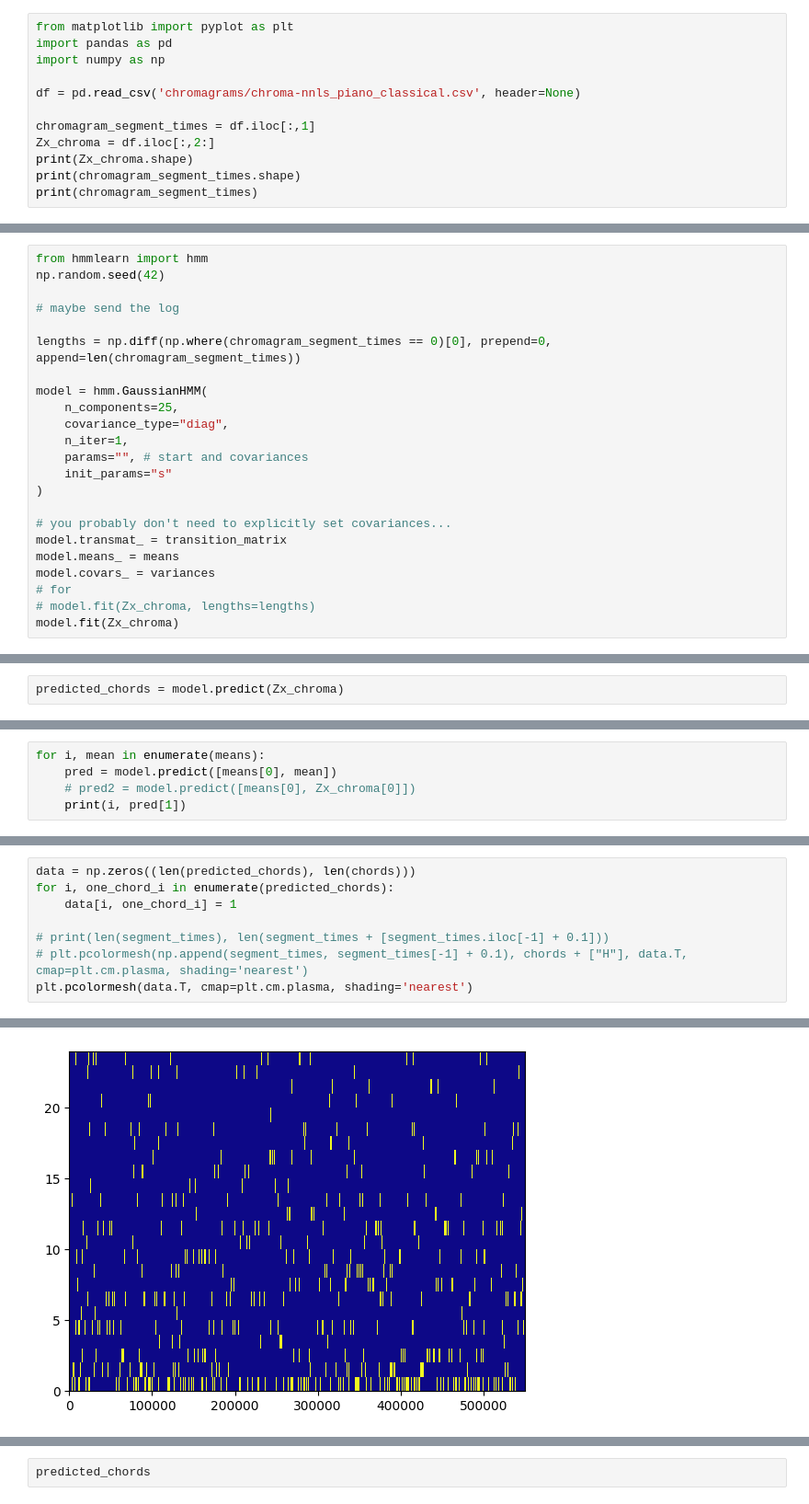
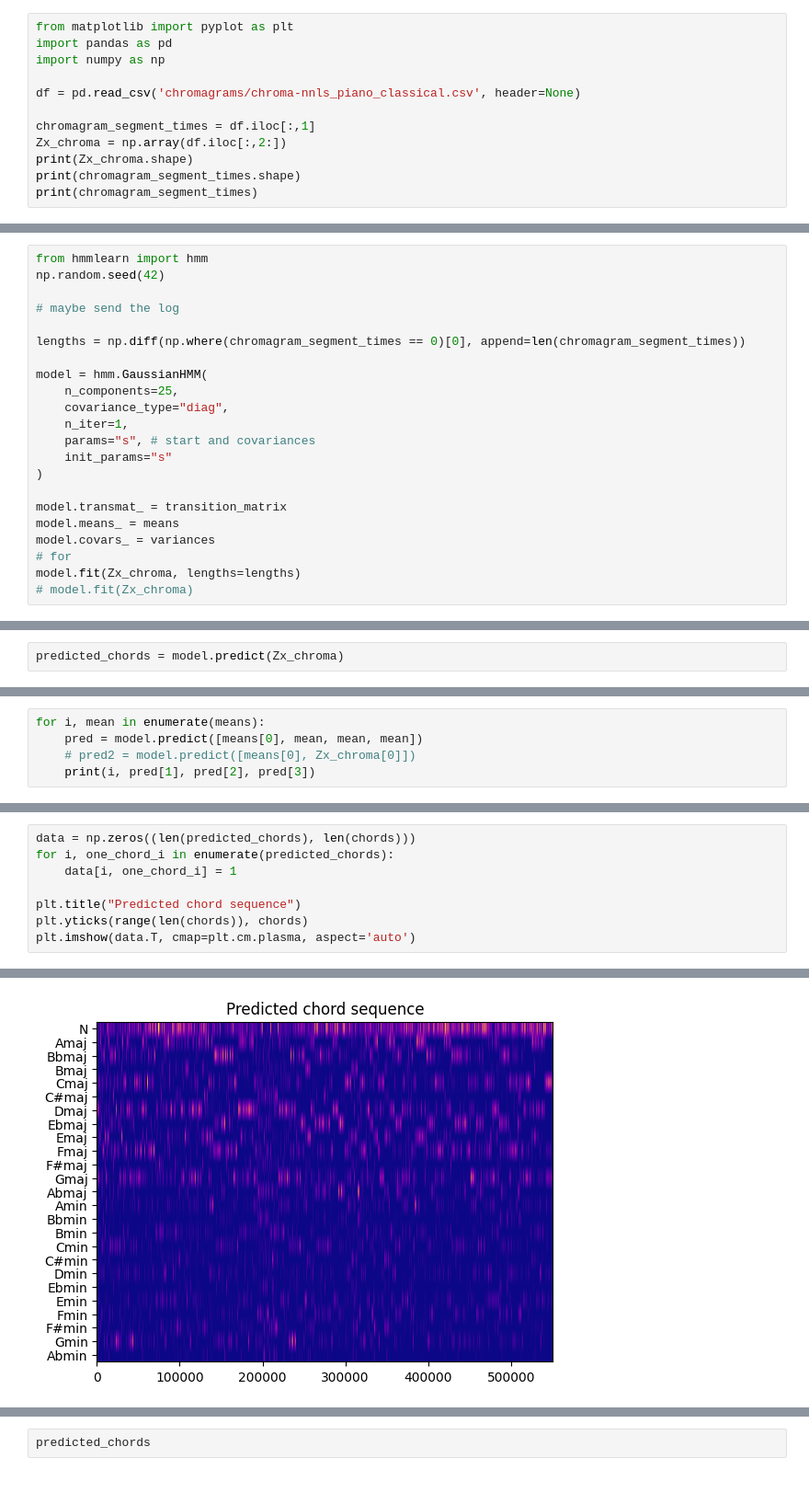
Before and after one commit to music-informatics-group-4/eras-chord-recognition, a Jupyter notebook: main.ipynb, the cells around one changed output, grey strips where cells are left out. Shown: that part at 92% size. Cells and saved outputs as stored; diff of their text form.

Commit message:
fixed chord plots

```diff
--- a/main.ipynb
+++ b/main.ipynb
@@ -6,7 +6,7 @@ import numpy as np
 df = pd.read_csv('chromagrams/chroma-nnls_piano_classical.csv', header=None)
 
 chromagram_segment_times = df.iloc[:,1]
-Zx_chroma = df.iloc[:,2:]
+Zx_chroma = np.array(df.iloc[:,2:])
 print(Zx_chroma.shape)
 print(chromagram_segment_times.shape)
 print(chromagram_segment_times)
@@ -220,21 +200,20 @@ np.random.seed(42)
 
 # maybe send the log
 
-lengths = np.diff(np.where(chromagram_segment_times == 0)[0], prepend=0, append=len(chromagram_segment_times))
+lengths = np.diff(np.where(chromagram_segment_times == 0)[0], append=len(chromagram_segment_times))
 
 model = hmm.GaussianHMM(
     n_components=25,
     covariance_type="diag",
     n_iter=1,
-    params="", # start and covariances
+    params="s", # start and covariances
     init_params="s"
 )
 
-# you probably don't need to explicitly set covariances...
 model.transmat_ = transition_matrix
 model.means_ = means
 model.covars_ = variances
 # for
-# model.fit(Zx_chroma, lengths=lengths)
-model.fit(Zx_chroma)
+model.fit(Zx_chroma, lengths=lengths)
+# model.fit(Zx_chroma)
 # %% [output]
@@ -272,7 +241,7 @@ np.unique(predicted_chords, return_counts=True)
           3198]))
 # %%
 for i, mean in enumerate(means):
-    pred = model.predict([means[0], mean])
+    pred = model.predict([means[0], mean, mean, mean])
     # pred2 = model.predict([means[0], Zx_chroma[0]])
-    print(i, pred[1])
+    print(i, pred[1], pred[2], pred[3])
 # %% [output]
@@ -298,7 +271,7 @@ data = np.zeros((len(predicted_chords), len(chords)))
 for i, one_chord_i in enumerate(predicted_chords):
     data[i, one_chord_i] = 1
 
-# print(len(segment_times), len(segment_times + [segment_times.iloc[-1] + 0.1]))
-# plt.pcolormesh(np.append(segment_times, segment_times[-1] + 0.1), chords + ["H"], data.T, cmap=plt.cm.plasma, shading='nearest')
-plt.pcolormesh(data.T, cmap=plt.cm.plasma, shading='nearest')
+plt.title("Predicted chord sequence")
+plt.yticks(range(len(chords)), chords)
+plt.imshow(data.T, cmap=plt.cm.plasma, aspect='auto')
 # %% [output]
@@ -306 +279 @@ plt.pcolormesh(data.T, cmap=plt.cm.plasma, shading='nearest')
-[figure, old version]
+[figure, new version]
```
Also changed, not shown: parts of 12 cells of this notebook, 1 other file.
